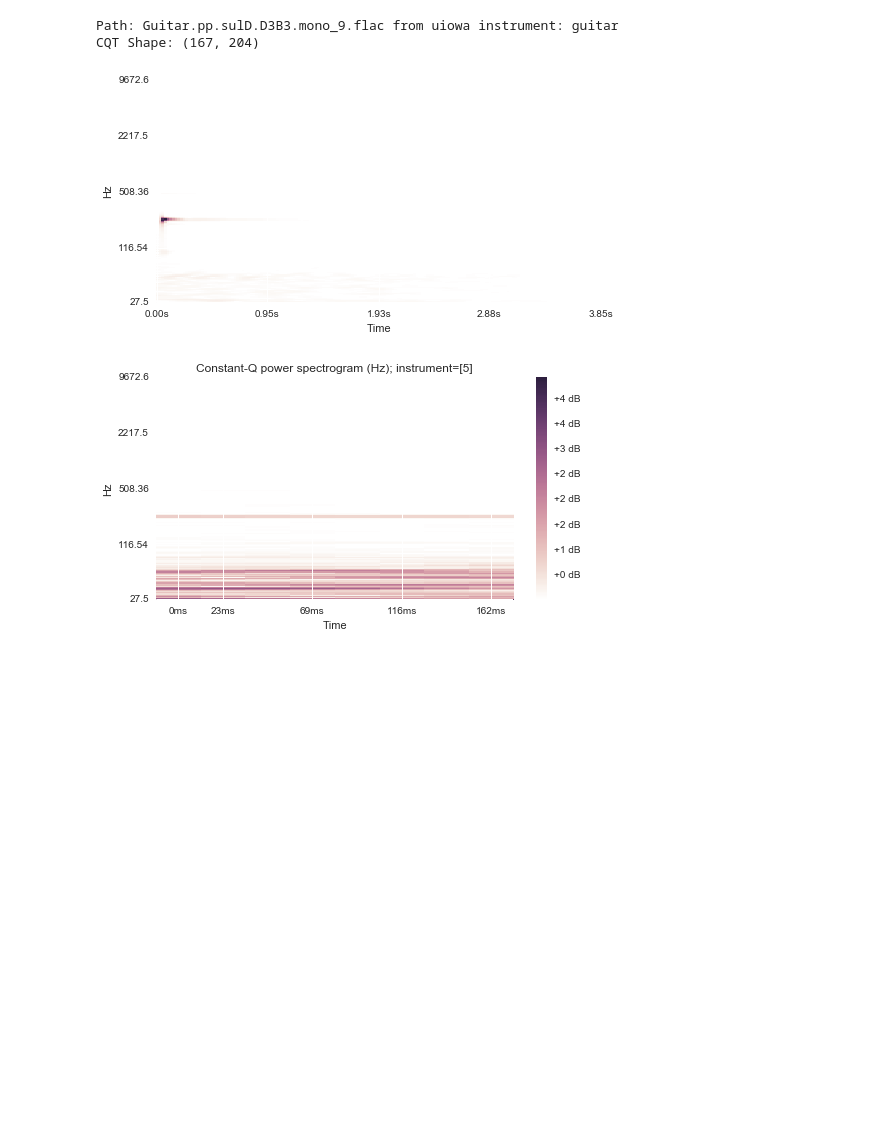
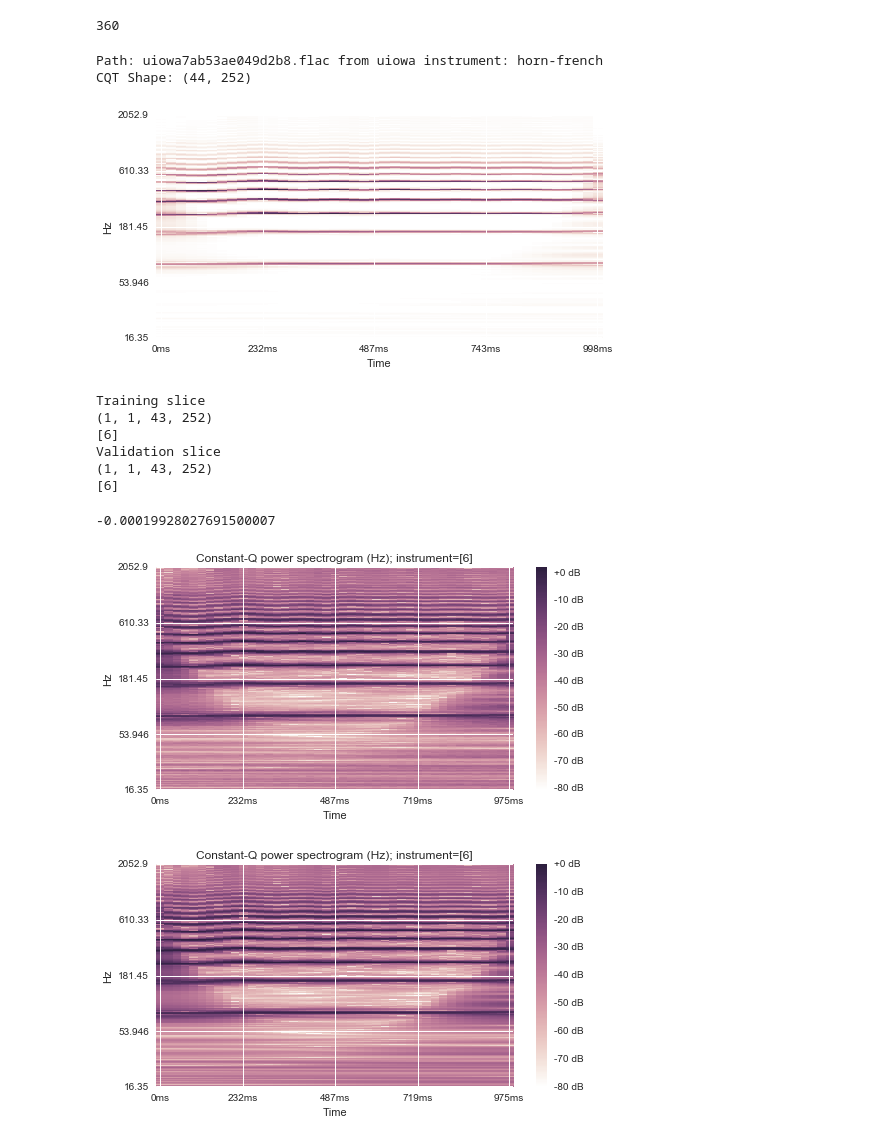
Before and after one commit to ejhumphrey/harmonic-cnn, a Jupyter notebook: DataExploration.ipynb, the cells around one changed output. Saved outputs shown, nothing was run; the diff lists cells and outputs as text; code cells hidden in the pictures; blank space fills up the shorter version.

```diff
--- a/DataExploration.ipynb
+++ b/DataExploration.ipynb
@@ -22,9 +22,9 @@ np.set_printoptions(precision=4, suppress=True)
 config = C.Config.load("./data/integration_config.yaml")
 # %%
 partitions = None  # ['rwc', 'uiowa', 'philharmonia']
-feature_mode = 'cqt'  # ['cqt', 'wcqt', 'hcqt']
+model_name = None
 t0 = time.time()
-driver = hcnn.driver.Driver(config, partitions=partitions, feature_mode=feature_mode,
+driver = hcnn.driver.Driver(config, partitions=partitions, model_name=model_name,
                             load_features=True)
 t_end = time.time()
 print("Took", t_end - t0, "seconds to load")
@@ -45,4 +45,8 @@ Took 0.5953400135040283 seconds to load
 Total # Samples: 360
+# %%
+len(sample_df)
+# %% [output]
+360
 # %%
 import matplotlib.pyplot as plt
 def viz_audio(record, downsample_rate=150):
@@ -81,7 +85,7 @@ def viz_features(record):
 #     plt.title('Constant-Q power spectrogram (Hz)')
 
 
-def viz_slicer(slicer, mode='cqt'):
+def viz_slicer(slicer, mode='cqt', t_len=None):
     """Vizualize the features from a record."""
     import librosa.display
     data = next(slicer)
@@ -96,6 +100,12 @@ def viz_slicer(slicer, mode='cqt'):
                                  bins_per_octave=hcnn.data.cqt.CQT_PARAMS['bins_per_octave'])
         plt.colorbar(format='%+2.0f dB')
         plt.title('Constant-Q power spectrogram (Hz); instrument={}'.format(data['target']))
+
+
+    print(data['x_in'].shape)
+    print(data['target'])
+
+    return data['x_in']
 # %%
 sample = sample_df.sample().iloc[0]
 # print(sample)
@@ -109,19 +119,33 @@ print("Path:", os.path.basename(path), "from", dataset, "instrument:", instrumen
 # # viz_audio(sample)
 viz_features(sample)
 
-# play_audio(sample)
+play_audio(sample)
 # %% [output]
-Path: Guitar.pp.sulD.D3B3.mono_9.flac from uiowa instrument: guitar
-CQT Shape: (167, 204)
+Path: uiowa7ab53ae049d2b8.flac from uiowa instrument: horn-french
+CQT Shape: (44, 252)
-[figure, old version]
+[figure, new version]
 # %%
-t_len = 8
+t_len = 43
 cqt_slicer = hcnn.train.streams.cqt_slices(sample, t_len)
-wcqt_slicer = hcnn.train.streams.wcqt_slices(sample, t_len)
-hcqt_slicer = hcnn.train.streams.hcqt_slices(sample, t_len)
+cqt_validation_slicer = hcnn.train.streams.cqt_slices(sample, t_len, shuffle=False, auto_restart=False, add_noise=False)
+# wcqt_slicer = hcnn.train.streams.wcqt_slices(sample, t_len)
+# hcqt_slicer = hcnn.train.streams.hcqt_slices(sample, t_len)
 
 # print(next(cqt_slicer))
 # # viz_audio(sample)
-viz_slicer(cqt_slicer, mode='cqt')
+print("Training slice")
+cqt = viz_slicer(cqt_slicer, mode='cqt', t_len=t_len)
+print("Validation slice")
+valid_cqt = viz_slicer(cqt_validation_slicer, mode='cqt', t_len=t_len)
+
+(cqt - valid_cqt).mean()
 # %% [output]
+Training slice
+(1, 1, 43, 252)
+[6]
+Validation slice
+(1, 1, 43, 252)
+[6]
+-0.00019928027691500007
-[figure, old version]
+[figure, new version]
+[figure, added]
```
Also changed, not shown: parts of 1 cell of this notebook, 3 other files.
